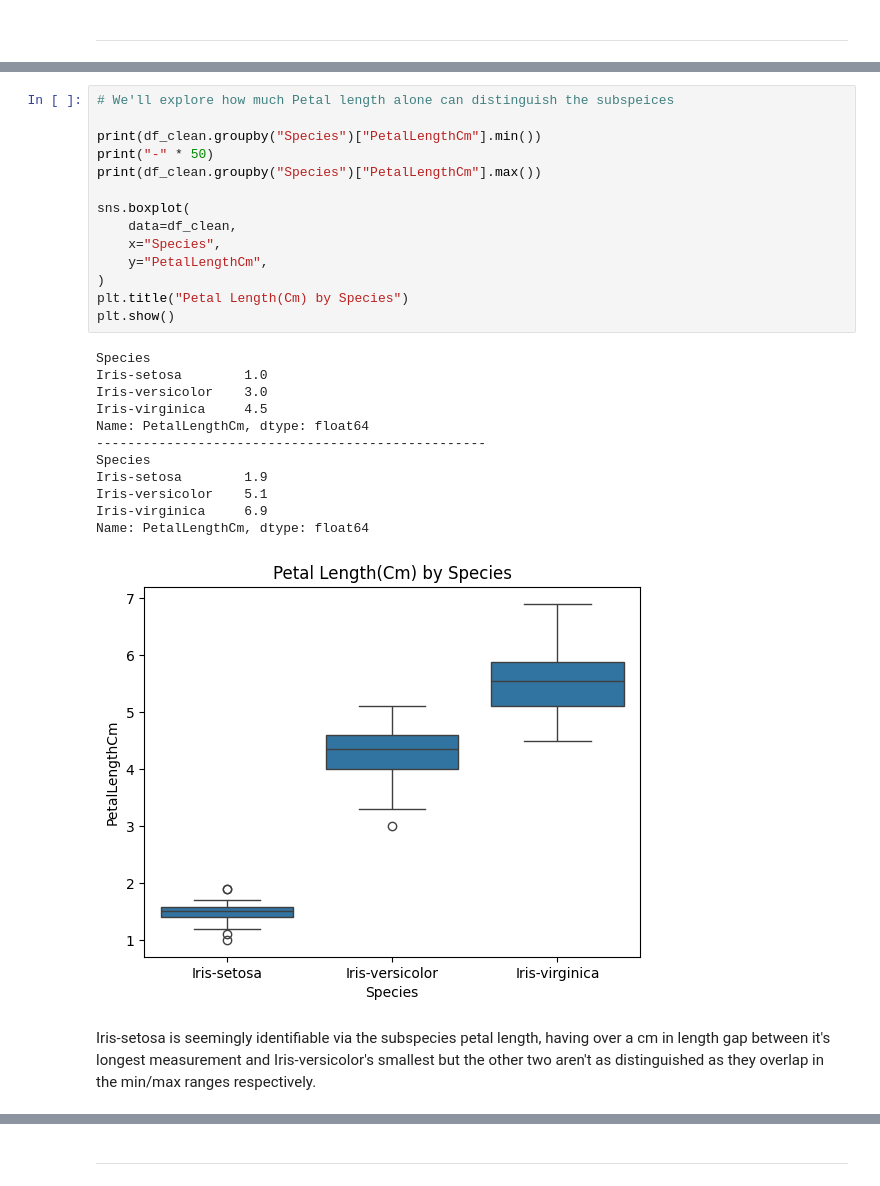
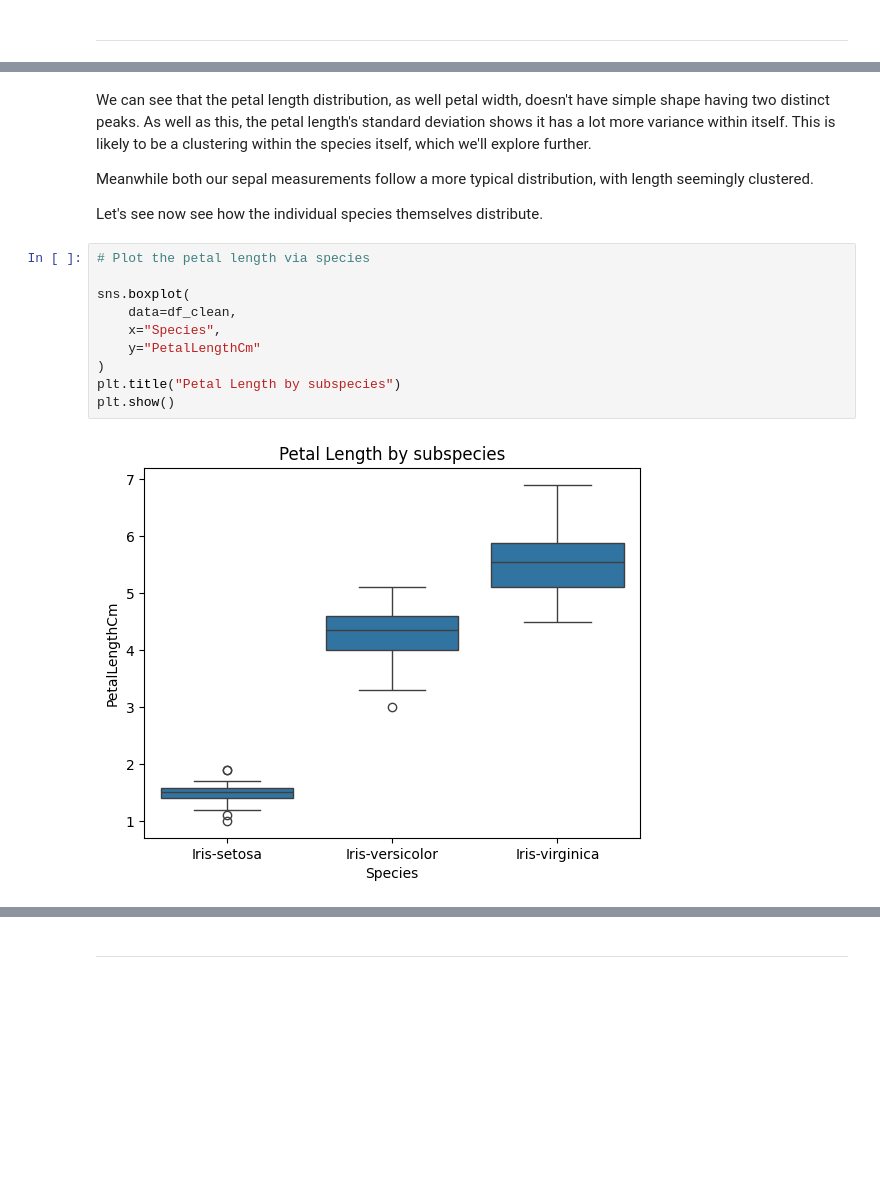
Before and after one commit to 13NateMate37/Practice_with_Iris_take2, a Jupyter notebook: jupyter_notebooks/2_irisprac_EDA copy.ipynb, the cells around one changed output, grey strips where cells are left out. Cells and saved outputs as stored; diff of their text form; blank space fills up the shorter version.

```diff
--- a/jupyter_notebooks/2_irisprac_EDA copy.ipynb
+++ b/jupyter_notebooks/2_irisprac_EDA copy.ipynb
@@ -77,29 +127,18 @@ df_clean.head(10)
+# %% [markdown]
+We can see that the petal length distribution, as well petal width, doesn't have simple shape having two distinct peaks. As well as this, the petal length's standard deviation shows it has a lot more variance within itself. This is likely to be a clustering within the species itself, which we'll explore further.
+
+Meanwhile both our sepal measurements follow a more typical distribution, with length seemingly clustered.
+
+Let's see now see how the individual species themselves distribute.
 # %%
-# We'll explore how much Petal length alone can distinguish the subspeices
-
-print(df_clean.groupby("Species")["PetalLengthCm"].min())
-print("-" * 50)
-print(df_clean.groupby("Species")["PetalLengthCm"].max())
+# Plot the petal length via species
 
 sns.boxplot(
     data=df_clean,
     x="Species",
-    y="PetalLengthCm",
+    y="PetalLengthCm"
 )
-plt.title("Petal Length(Cm) by Species")
+plt.title("Petal Length by subspecies")
 plt.show()
 # %% [output]
-Species
-Iris-setosa        1.0
-Iris-versicolor    3.0
-Iris-virginica     4.5
-Name: PetalLengthCm, dtype: float64
---------------------------------------------------
-Species
-Iris-setosa        1.9
-Iris-versicolor    5.1
-Iris-virginica     6.9
-Name: PetalLengthCm, dtype: float64
-[figure, old version]
+[figure, new version]
-# %% [markdown]
-Iris-setosa is seemingly identifiable via the subspecies petal length, having over a cm in length gap between it's longest measurement and Iris-versicolor's smallest but the other two aren't as distinguished as they overlap in the min/max ranges respectively.
```
Also changed, not shown: parts of 19 cells of this notebook, 2 other files.
